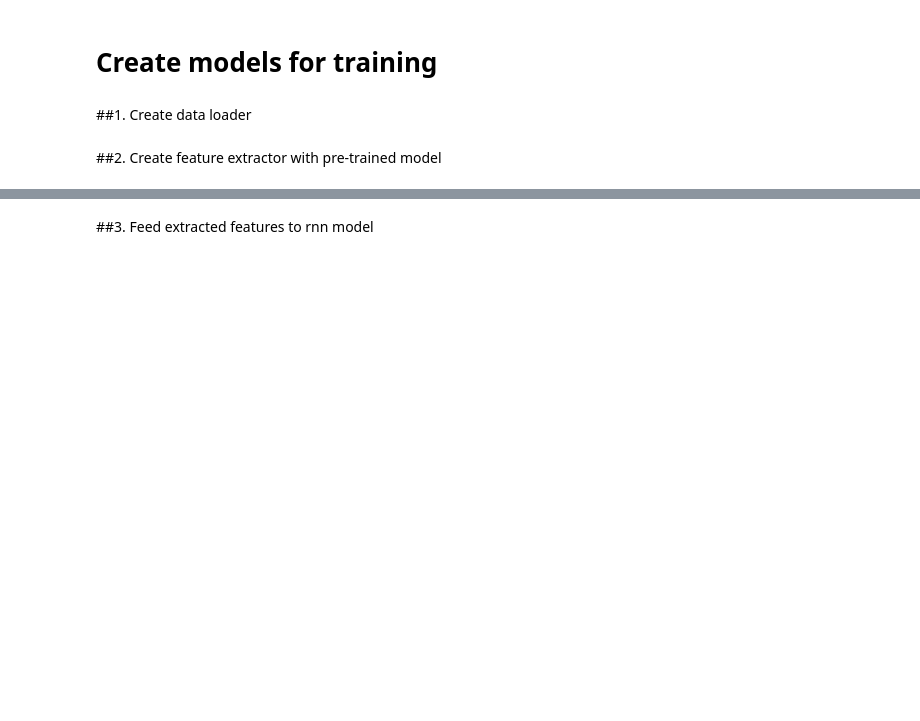
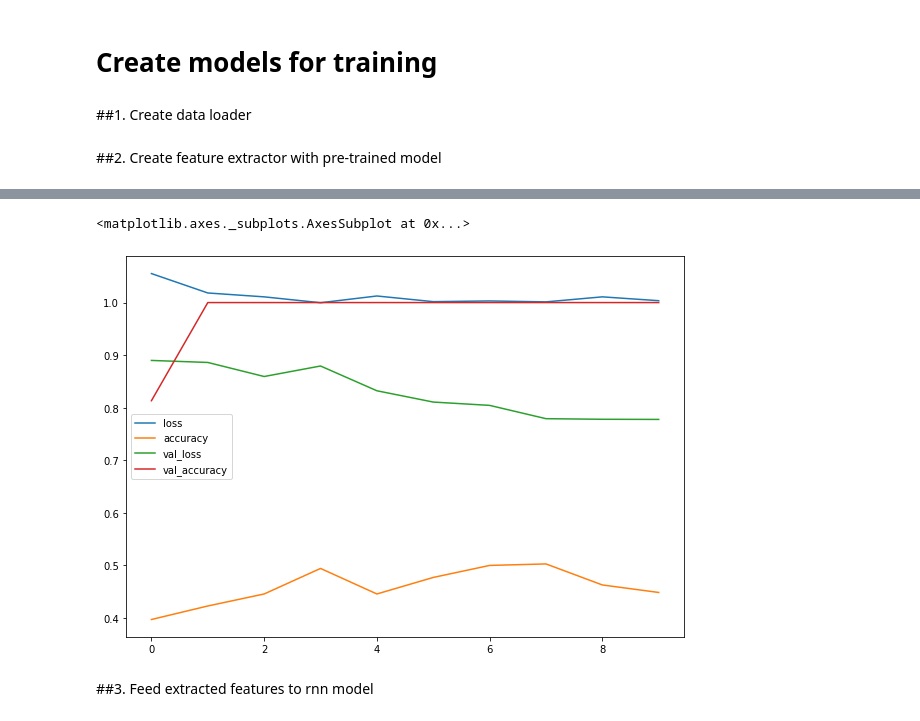
Before and after one commit to MCygert/handball_classifier, a Jupyter notebook: handball_video_classification.ipynb, the cells around one changed output, grey strips where cells are left out. Cells and saved outputs as stored; diff of their text form; code cells hidden in the pictures; blank space fills up the shorter version.

Commit message:
Baseline working yet still needs more verification and validation

```diff
--- a/handball_video_classification.ipynb
+++ b/handball_video_classification.ipynb
@@ -158,0 +265,5 @@ df.shape
+# %%
+label_processor = keras.layers.StringLookup(
+    num_oov_indices=0, vocabulary=np.unique(train_df["Tag"])
+)
+label_processor.get_vocabulary()
@@ -158,0 +329,3 @@ df.shape
+# %%
+train_data, train_labels = prepare_all_videos(train_df)
+test_data, test_labels = prepare_all_videos(test_df)
@@ -158,0 +336,17 @@ df.shape
+# %%
+class_vocab = label_processor.get_vocabulary()
+frame_features_input = keras.Input((SEQ_NUMBER, 2048))
+mask_input = keras.Input((SEQ_NUMBER,), dtype="bool")
+
+x = keras.layers.GRU(16, return_sequences=True)(
+        frame_features_input, mask=mask_input
+  )
+x = keras.layers.GRU(8)(x)
+x = keras.layers.Dropout(0.4)(x)
+x = keras.layers.Dense(8, activation="relu")(x)
+output = keras.layers.Dense(len(class_vocab), activation="softmax")(x)
+rnn_model = keras.Model([frame_features_input, mask_input], output)
+
+rnn_model.compile(
+    loss="sparse_categorical_crossentropy", optimizer="adam", metrics=["accuracy"]
+)
@@ -158,0 +373,14 @@ df.shape
+# %%
+filepath = 'rnn_model/classifier'
+checkpoint = keras.callbacks.ModelCheckpoint(
+    filepath, save_weights_only=True, save_best_only=True, verbose=1
+)
+
+history_1 = rnn_model.fit(
+    [train_data[0], train_data[1]],
+    train_labels,
+    validation_split=0.3,
+    epochs=10,
+    callbacks=[checkpoint],
+
+)
@@ -159,2 +411,7 @@ df.shape
+# %%
+pd.DataFrame(history_1.history).plot(figsize=(10,7))
+# %% [output]
+<matplotlib.axes._subplots.AxesSubplot at 0x...>
+[figure, added]
 # %% [markdown]
 ##3. Feed extracted features to rnn model
```
Also changed, not shown: parts of 23 cells of this notebook.
